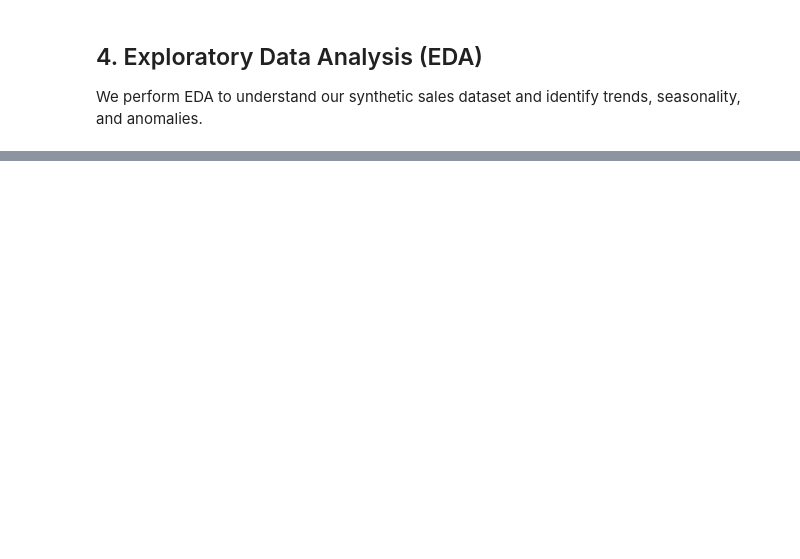
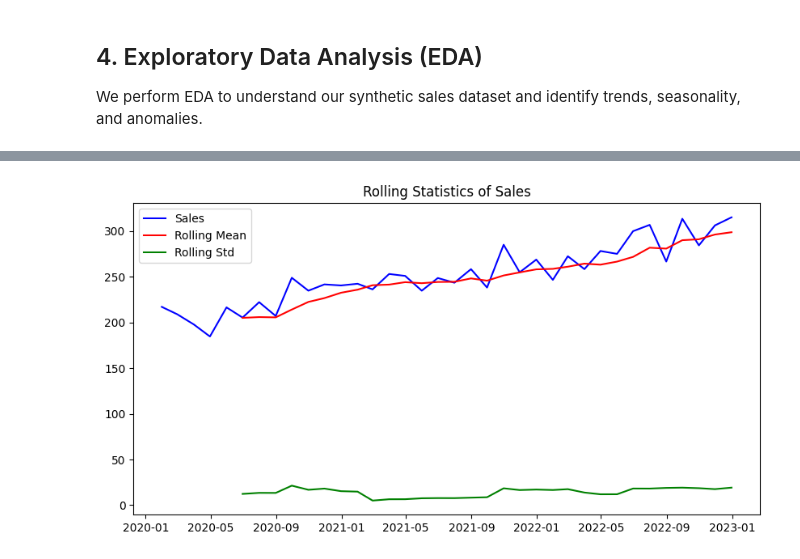
Before and after one commit to victoriousvictor42/Sales-Forecasting, a Jupyter notebook: Sales_Forecasting_Using_Time_Series_Analysis.ipynb, the cells around one changed output, grey strips where cells are left out. Cells and saved outputs as stored; diff of their text form; code cells hidden in the pictures; blank space fills up the shorter version.

```diff
--- a/Sales_Forecasting_Using_Time_Series_Analysis.ipynb
+++ b/Sales_Forecasting_Using_Time_Series_Analysis.ipynb
@@ -163,0 +160,22 @@ r
+# %%
+# calculate 6-month rolling mean and standard deviation
+df_roll = df.copy()
+df_roll['Rolling_Mean'] = df['Sales'].rolling(window=6).mean()
+df_roll['RollingStd'] = df['Sales'].rolling(window=6).std()
+
+# Set figure size for the plot
+plt.figure(figsize=(10,5))
+
+# Plot original sales, rolling mean, and rolling standard deviation
+plt.plot(df['Date'], df['Sales'], label='Sales', color='blue')
+plt.plot(df_roll['Date'], df_roll['Rolling_Mean'], label='Rolling Mean', color='red')
+plt.plot(df_roll['Date'], df_roll['RollingStd'], label='Rolling Std', color='green')
+
+# add legend and title
+plt.legend()
+plt.title('Rolling Statistics of Sales')
+
+# Display the plot
+plt.show()
+# %% [output]
+[figure, added]
```
Also changed, not shown: parts of 10 cells of this notebook.
